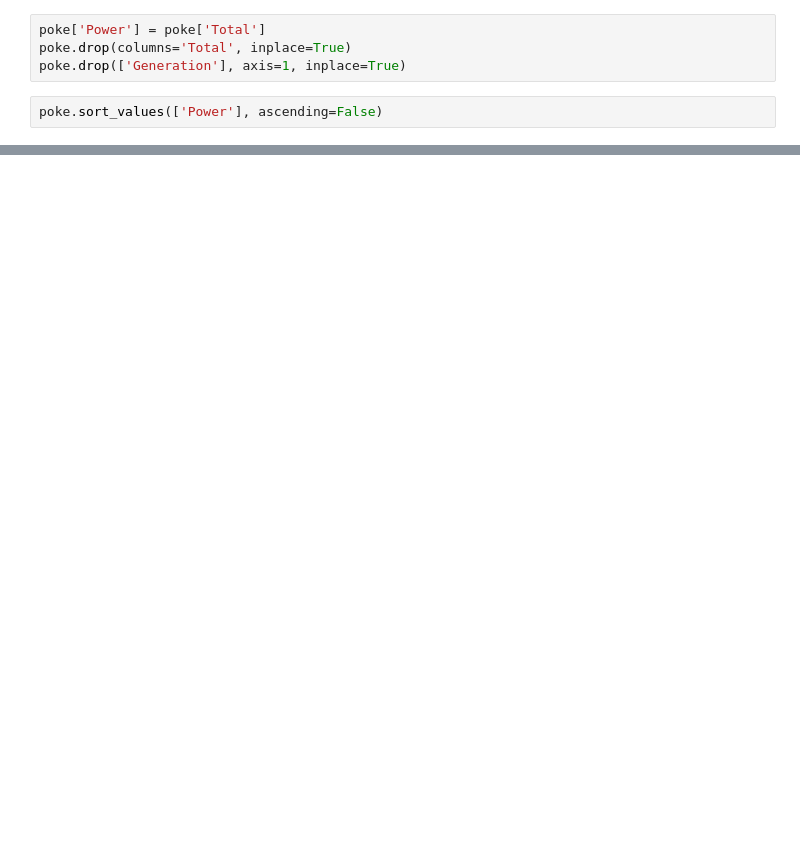
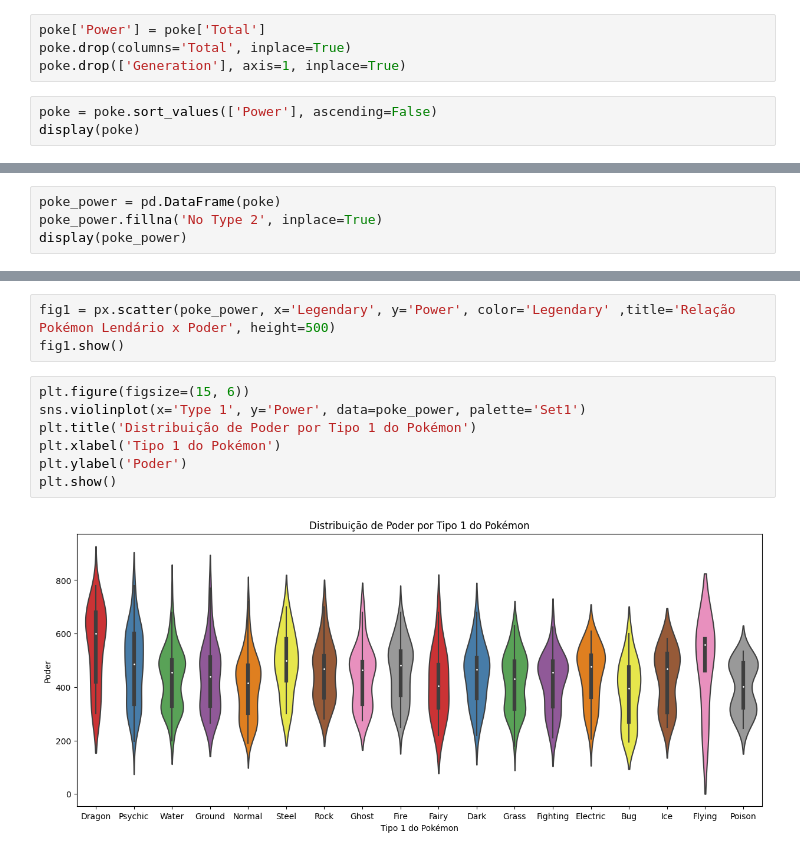
Before and after one commit to SamirMamede/ETL_Bootcamp_Santander_2023, a Jupyter notebook: etl_bonus/etl_pokemon.ipynb, the cells around one changed output, grey strips where cells are left out. Saved outputs shown, nothing was run; the diff lists cells and outputs as text; blank space fills up the shorter version.

Commit message:
etl pokémon bonus challenge

```diff
--- a/etl_bonus/etl_pokemon.ipynb
+++ b/etl_bonus/etl_pokemon.ipynb
@@ -8,4 +19,5 @@ poke['Power'] = poke['Total']
 poke.drop(columns='Total', inplace=True)
 poke.drop(['Generation'], axis=1, inplace=True)
 # %%
-poke.sort_values(['Power'], ascending=False)
+poke = poke.sort_values(['Power'], ascending=False)
+display(poke)
@@ -27,0 +102,4 @@ display(poke)
+# %%
+poke_power = pd.DataFrame(poke)
+poke_power.fillna('No Type 2', inplace=True)
+display(poke_power)
@@ -27,0 +120,12 @@ display(poke)
+# %%
+fig1 = px.scatter(poke_power, x='Legendary', y='Power', color='Legendary' ,title='Relação Pokémon Lendário x Poder', height=500)
+fig1.show()
+# %%
+plt.figure(figsize=(15, 6))
+sns.violinplot(x='Type 1', y='Power', data=poke_power, palette='Set1')
+plt.title('Distribuição de Poder por Tipo 1 do Pokémon')
+plt.xlabel('Tipo 1 do Pokémon')
+plt.ylabel('Poder')
+plt.show()
+# %% [output]
+[figure, added]
```
Also changed, not shown: parts of 13 cells of this notebook, 3 other files.
